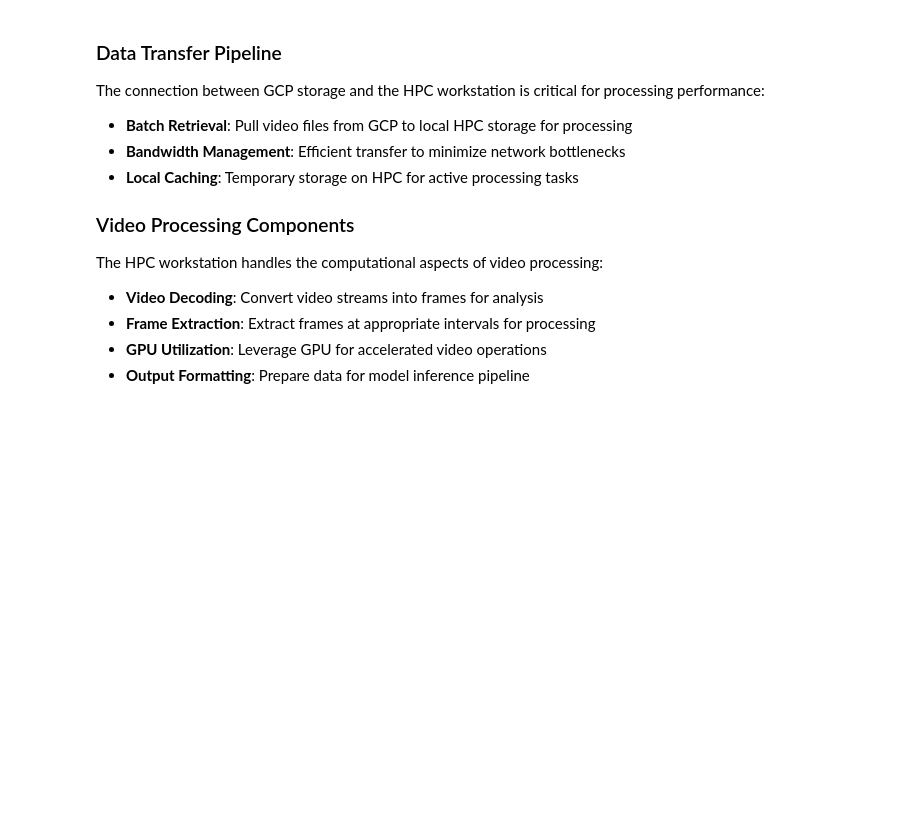
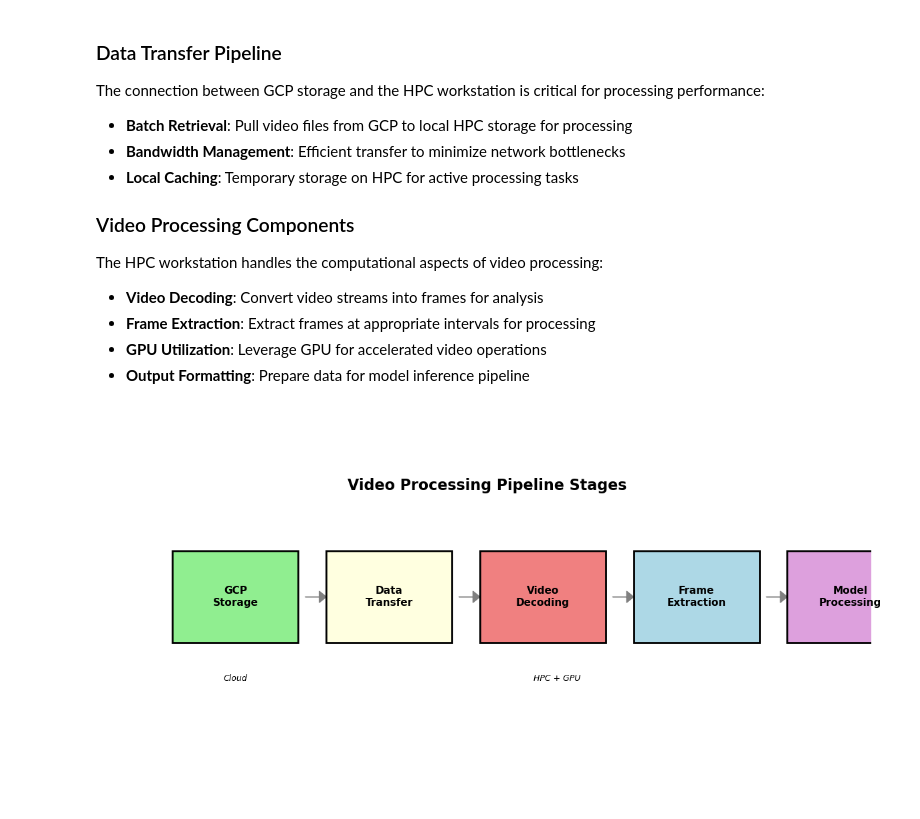
Before and after one commit to iTrauco/data-science-sad, a Jupyter notebook: notebooks/Traffic Vision Multi-Object Tracking - System Analysis and Design Proposal.ipynb, the cells around one changed output. Saved outputs shown, nothing was run; the diff lists cells and outputs as text; code cells hidden in the pictures; blank space fills up the shorter version.

Commit message:
feat: initial draft of video processing pipeline stages visual added

```diff
--- a/notebooks/Traffic Vision Multi-Object Tracking - System Analysis and Design Proposal.ipynb
+++ b/notebooks/Traffic Vision Multi-Object Tracking - System Analysis and Design Proposal.ipynb
@@ -254,3 +254,61 @@ The HPC workstation handles the computational aspects of video processing:
 - **Frame Extraction**: Extract frames at appropriate intervals for processing
 - **GPU Utilization**: Leverage GPU for accelerated video operations
 - **Output Formatting**: Prepare data for model inference pipeline
+# %%
+import matplotlib.pyplot as plt
+import numpy as np
+
+# create pipeline stages visualization
+fig, ax = plt.subplots(figsize=(12, 6))
+
+# pipeline stages
+stages = [
+    'GCP\nStorage',
+    'Data\nTransfer',
+    'Video\nDecoding',
+    'Frame\nExtraction',
+    'Model\nProcessing'
+]
+
+# stage positions
+y_base = 2
+box_width = 1.8
+box_height = 1.2
+spacing = 2.2
+
+# draw pipeline boxes
+colors = ['lightgreen', 'lightyellow', 'lightcoral', 'lightblue', 'plum']
+for i, (stage, color) in enumerate(zip(stages, colors)):
+    x = i * spacing + 1
+
+    # box
+    rect = plt.Rectangle((x, y_base), box_width, box_height,
+                        facecolor=color, edgecolor='black', linewidth=2)
+    ax.add_patch(rect)
+
+    # text
+    ax.text(x + box_width/2, y_base + box_height/2, stage,
+           ha='center', va='center', fontsize=11, fontweight='bold')
+
+    # arrow to next stage
+    if i < len(stages) - 1:
+        ax.arrow(x + box_width + 0.1, y_base + box_height/2,
+                spacing - box_width - 0.2, 0,
+                head_width=0.15, head_length=0.1, fc='gray', ec='gray')
+
+# resource labels
+ax.text(1.9, 1.5, 'Cloud', ha='center', fontsize=9, style='italic')
+ax.text(6.5, 1.5, 'HPC + GPU', ha='center', fontsize=9, style='italic')
+
+# title
+ax.text(5.5, 4, 'Video Processing Pipeline Stages',
+        ha='center', fontsize=16, fontweight='bold')
+
+ax.set_xlim(0, 11)
+ax.set_ylim(0, 5)
+ax.axis('off')
+
+plt.tight_layout()
+plt.show()
+# %% [output]
+[figure, added]
```
